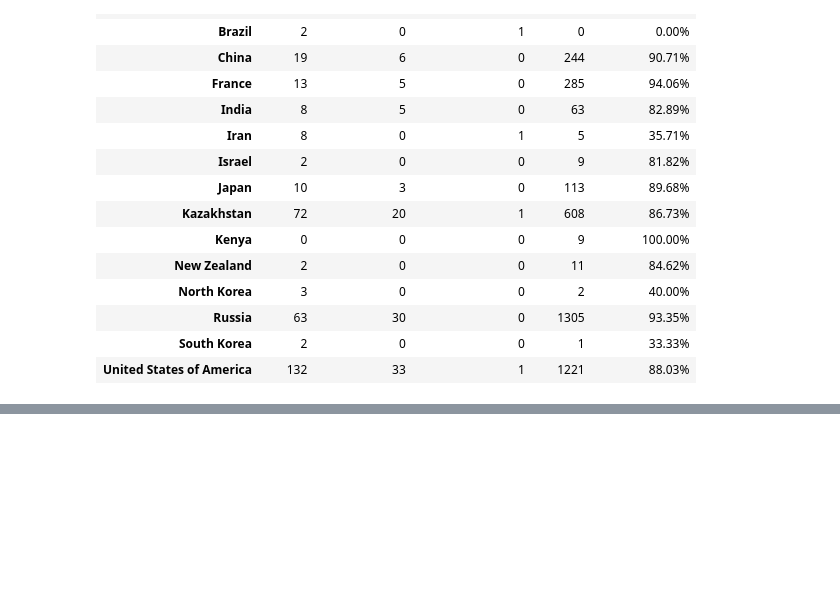
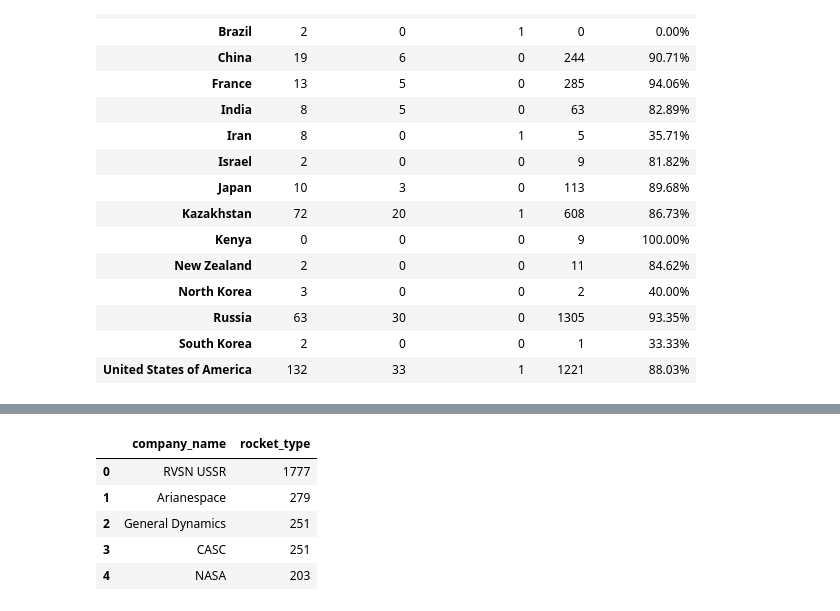
Before and after one commit to dungeons-and-dorks/Final-Frontier, a Jupyter notebook: yvonnes_stuff/notes.ipynb, the cells around one changed output, grey strips where cells are left out. Drawn from its saved outputs; the diff is of its cells as text; code cells hidden in the pictures; blank space fills up the shorter version.

```diff
--- a/yvonnes_stuff/notes.ipynb
+++ b/yvonnes_stuff/notes.ipynb
@@ -293,0 +314,10 @@ data_fail = df[(df['mission_status'] != 'Success') & (df['mission_cost'] != 0)]
+# %%
+companies = df.groupby("company_name")["rocket_type"].count().sort_values(ascending=False).reset_index()
+companies.head()
+# %% [output]
+|  | company_name | rocket_type |
+| 0 | RVSN USSR | 1777 |
+| 1 | Arianespace | 279 |
+| 2 | General Dynamics | 251 |
+| 3 | CASC | 251 |
+| 4 | NASA | 203 |
```
Also changed, not shown: parts of 13 cells of this notebook.
